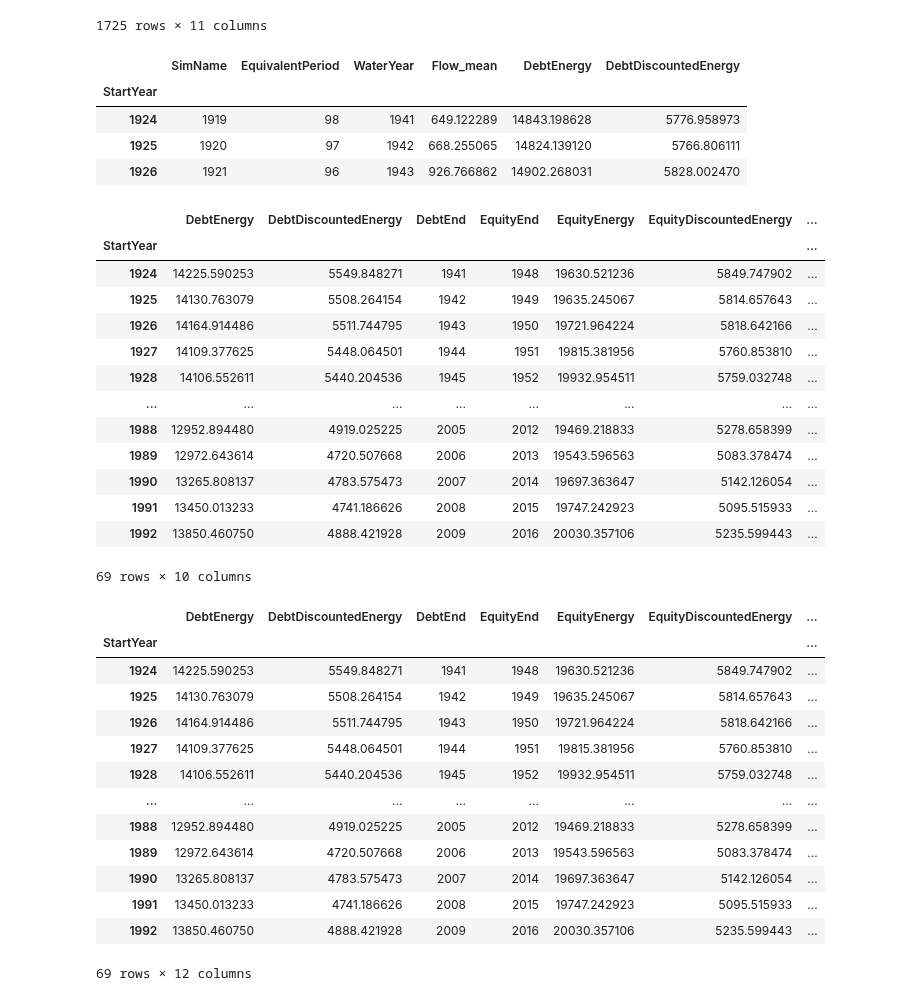
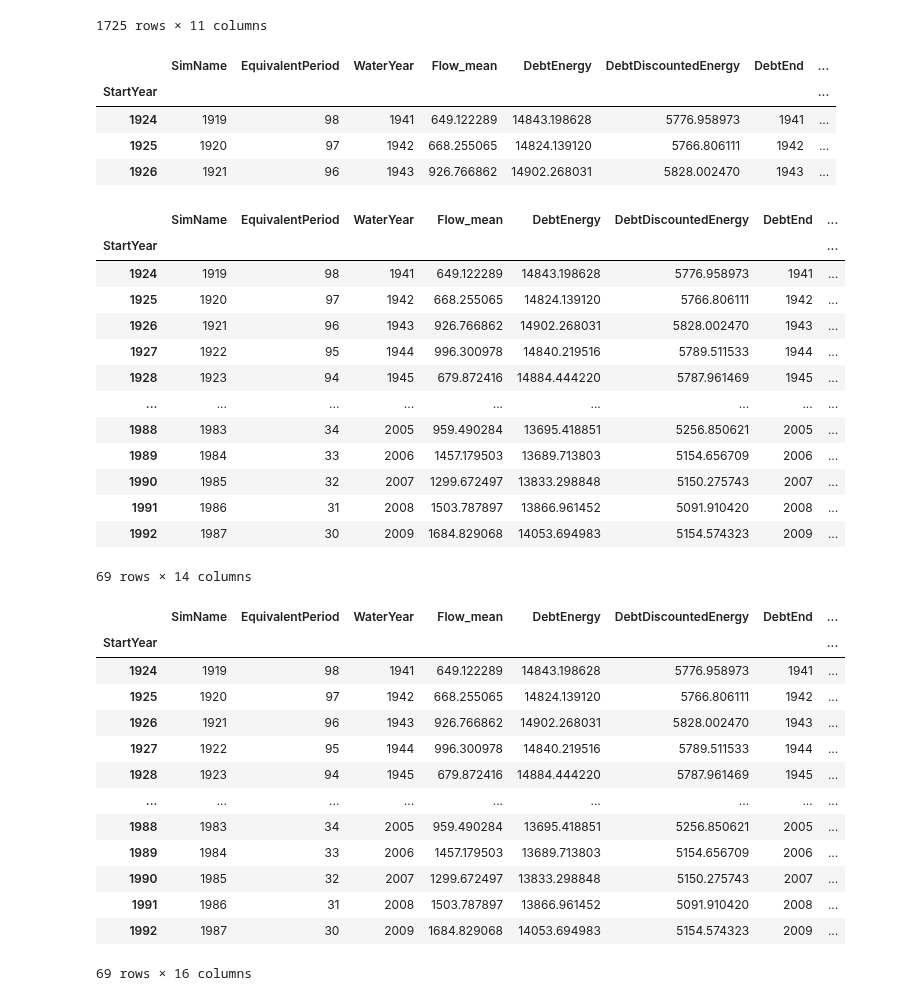
Before and after one commit to AndyFlem/ngonye-notepad, a Jupyter notebook: f_power_energy_periods.ipynb, the cells around one changed output. Saved outputs shown, nothing was run; the diff lists cells and outputs as text; code cells hidden in the pictures.

```diff
--- a/f_power_energy_periods.ipynb
+++ b/f_power_energy_periods.ipynb
@@ -167,17 +167,17 @@ sims
 # %%
 sims_summary=(sims.loc[sims['YearNo']==debt_period]).drop(['Energy','YearNo','DiscountedEnergy','DebtEnd','EquityEnd'],axis=1).rename(columns={'CumEnergy':'DebtEnergy','CumDiscountedEnergy':'DebtDiscountedEnergy'})
 
 sims_summary=sims_summary.join((sims.loc[sims['YearNo']==equity_period])
-            .drop(['Energy','YearNo','DiscountedEnergy','SimName','EquivalnetPeriod'],axis=1)
+            .drop(['Energy','YearNo','DiscountedEnergy','SimName','EquivalentPeriod','WaterYear','Flow_mean'],axis=1)
             .rename(columns={'CumEnergy':'EquityEnergy','CumDiscountedEnergy':'EquityDiscountedEnergy'}))
 
 sims_summary.head(3)
 # %% [output]
-|  | SimName | EquivalentPeriod | WaterYear | Flow_mean | DebtEnergy | DebtDiscountedEnergy |
-| StartYear |  |  |  |  |  |  |
-| 1924 | 1919 | 98 | 1941 | 649.122289 | 14843.198628 | 5776.958973 |
-| 1925 | 1920 | 97 | 1942 | 668.255065 | 14824.139120 | 5766.806111 |
-| 1926 | 1921 | 96 | 1943 | 926.766862 | 14902.268031 | 5828.002470 |
+|  | SimName | EquivalentPeriod | WaterYear | Flow_mean | DebtEnergy | DebtDiscountedEnergy | DebtEnd | ... |
+| StartYear |  |  |  |  |  |  |  | ... |
+| 1924 | 1919 | 98 | 1941 | 649.122289 | 14843.198628 | 5776.958973 | 1941 | ... |
+| 1925 | 1920 | 97 | 1942 | 668.255065 | 14824.139120 | 5766.806111 | 1942 | ... |
+| 1926 | 1921 | 96 | 1943 | 926.766862 | 14902.268031 | 5828.002470 | 1943 | ... |
 # %%
 sims_summary['DebtAvEnergy']=sims.loc[sims['YearNo']<=debt_period]['Energy'].groupby('StartYear').mean()
 # %%
@@ -188,40 +188,40 @@ sims_summary['EquityAvFlow']=sims.loc[sims['YearNo']<=equity_period]['Flow_mean'
 # %%
 sims_summary
 # %% [output]
-|  | DebtEnergy | DebtDiscountedEnergy | DebtEnd | EquityEnd | EquityEnergy | EquityDiscountedEnergy | ... |
-| StartYear |  |  |  |  |  |  | ... |
-| 1924 | 14225.590253 | 5549.848271 | 1941 | 1948 | 19630.521236 | 5849.747902 | ... |
-| 1925 | 14130.763079 | 5508.264154 | 1942 | 1949 | 19635.245067 | 5814.657643 | ... |
-| 1926 | 14164.914486 | 5511.744795 | 1943 | 1950 | 19721.964224 | 5818.642166 | ... |
-| 1927 | 14109.377625 | 5448.064501 | 1944 | 1951 | 19815.381956 | 5760.853810 | ... |
-| 1928 | 14106.552611 | 5440.204536 | 1945 | 1952 | 19932.954511 | 5759.032748 | ... |
-| ... | ... | ... | ... | ... | ... | ... | ... |
-| 1988 | 12952.894480 | 4919.025225 | 2005 | 2012 | 19469.218833 | 5278.658399 | ... |
-| 1989 | 12972.643614 | 4720.507668 | 2006 | 2013 | 19543.596563 | 5083.378474 | ... |
-| 1990 | 13265.808137 | 4783.575473 | 2007 | 2014 | 19697.363647 | 5142.126054 | ... |
-| 1991 | 13450.013233 | 4741.186626 | 2008 | 2015 | 19747.242923 | 5095.515933 | ... |
-| 1992 | 13850.460750 | 4888.421928 | 2009 | 2016 | 20030.357106 | 5235.599443 | ... |
+|  | SimName | EquivalentPeriod | WaterYear | Flow_mean | DebtEnergy | DebtDiscountedEnergy | DebtEnd | ... |
+| StartYear |  |  |  |  |  |  |  | ... |
+| 1924 | 1919 | 98 | 1941 | 649.122289 | 14843.198628 | 5776.958973 | 1941 | ... |
+| 1925 | 1920 | 97 | 1942 | 668.255065 | 14824.139120 | 5766.806111 | 1942 | ... |
+| 1926 | 1921 | 96 | 1943 | 926.766862 | 14902.268031 | 5828.002470 | 1943 | ... |
+| 1927 | 1922 | 95 | 1944 | 996.300978 | 14840.219516 | 5789.511533 | 1944 | ... |
+| 1928 | 1923 | 94 | 1945 | 679.872416 | 14884.444220 | 5787.961469 | 1945 | ... |
+| ... | ... | ... | ... | ... | ... | ... | ... | ... |
+| 1988 | 1983 | 34 | 2005 | 959.490284 | 13695.418851 | 5256.850621 | 2005 | ... |
+| 1989 | 1984 | 33 | 2006 | 1457.179503 | 13689.713803 | 5154.656709 | 2006 | ... |
+| 1990 | 1985 | 32 | 2007 | 1299.672497 | 13833.298848 | 5150.275743 | 2007 | ... |
+| 1991 | 1986 | 31 | 2008 | 1503.787897 | 13866.961452 | 5091.910420 | 2008 | ... |
+| 1992 | 1987 | 30 | 2009 | 1684.829068 | 14053.694983 | 5154.574323 | 2009 | ... |
-69 rows × 10 columns
+69 rows × 14 columns
 # %%
 fdc=pd.read_csv(output_data + "ngonye_flow_annual_exceedance.csv")
 sims_summary['DebtEqExceed']=pd.merge_asof(sims_summary.reset_index().sort_values('DebtAvFlow'),fdc.sort_values('Mean'),left_on='DebtAvFlow',right_on='Mean').set_index('StartYear')['Exceedance']
 sims_summary['EquityEqExceed']=pd.merge_asof(sims_summary.reset_index().sort_values('EquityAvFlow'),fdc.sort_values('Mean'),left_on='EquityAvFlow',right_on='Mean').set_index('StartYear')['Exceedance']
 sims_summary
 # %% [output]
-|  | DebtEnergy | DebtDiscountedEnergy | DebtEnd | EquityEnd | EquityEnergy | EquityDiscountedEnergy | ... |
-| StartYear |  |  |  |  |  |  | ... |
-| 1924 | 14225.590253 | 5549.848271 | 1941 | 1948 | 19630.521236 | 5849.747902 | ... |
-| 1925 | 14130.763079 | 5508.264154 | 1942 | 1949 | 19635.245067 | 5814.657643 | ... |
-| 1926 | 14164.914486 | 5511.744795 | 1943 | 1950 | 19721.964224 | 5818.642166 | ... |
-| 1927 | 14109.377625 | 5448.064501 | 1944 | 1951 | 19815.381956 | 5760.853810 | ... |
-| 1928 | 14106.552611 | 5440.204536 | 1945 | 1952 | 19932.954511 | 5759.032748 | ... |
-| ... | ... | ... | ... | ... | ... | ... | ... |
-| 1988 | 12952.894480 | 4919.025225 | 2005 | 2012 | 19469.218833 | 5278.658399 | ... |
-| 1989 | 12972.643614 | 4720.507668 | 2006 | 2013 | 19543.596563 | 5083.378474 | ... |
-| 1990 | 13265.808137 | 4783.575473 | 2007 | 2014 | 19697.363647 | 5142.126054 | ... |
-| 1991 | 13450.013233 | 4741.186626 | 2008 | 2015 | 19747.242923 | 5095.515933 | ... |
-| 1992 | 13850.460750 | 4888.421928 | 2009 | 2016 | 20030.357106 | 5235.599443 | ... |
+|  | SimName | EquivalentPeriod | WaterYear | Flow_mean | DebtEnergy | DebtDiscountedEnergy | DebtEnd | ... |
+| StartYear |  |  |  |  |  |  |  | ... |
+| 1924 | 1919 | 98 | 1941 | 649.122289 | 14843.198628 | 5776.958973 | 1941 | ... |
+| 1925 | 1920 | 97 | 1942 | 668.255065 | 14824.139120 | 5766.806111 | 1942 | ... |
+| 1926 | 1921 | 96 | 1943 | 926.766862 | 14902.268031 | 5828.002470 | 1943 | ... |
+| 1927 | 1922 | 95 | 1944 | 996.300978 | 14840.219516 | 5789.511533 | 1944 | ... |
+| 1928 | 1923 | 94 | 1945 | 679.872416 | 14884.444220 | 5787.961469 | 1945 | ... |
+| ... | ... | ... | ... | ... | ... | ... | ... | ... |
+| 1988 | 1983 | 34 | 2005 | 959.490284 | 13695.418851 | 5256.850621 | 2005 | ... |
+| 1989 | 1984 | 33 | 2006 | 1457.179503 | 13689.713803 | 5154.656709 | 2006 | ... |
+| 1990 | 1985 | 32 | 2007 | 1299.672497 | 13833.298848 | 5150.275743 | 2007 | ... |
+| 1991 | 1986 | 31 | 2008 | 1503.787897 | 13866.961452 | 5091.910420 | 2008 | ... |
+| 1992 | 1987 | 30 | 2009 | 1684.829068 | 14053.694983 | 5154.574323 | 2009 | ... |
-69 rows × 12 columns
+69 rows × 16 columns
 # %%
 sims_summary.to_csv(output_data + out_prefix + "_pe_sims_summary.csv")
 # %%
```
